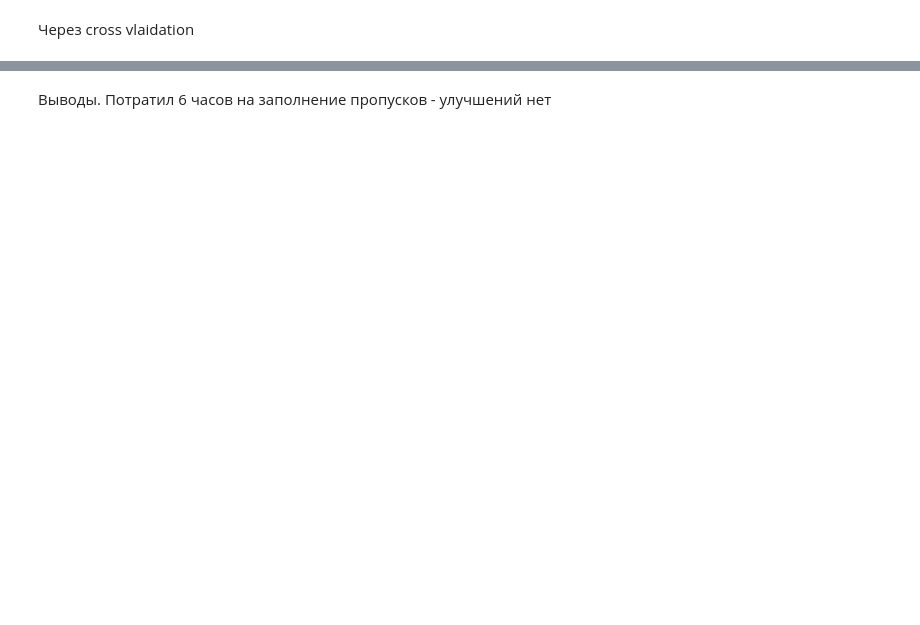
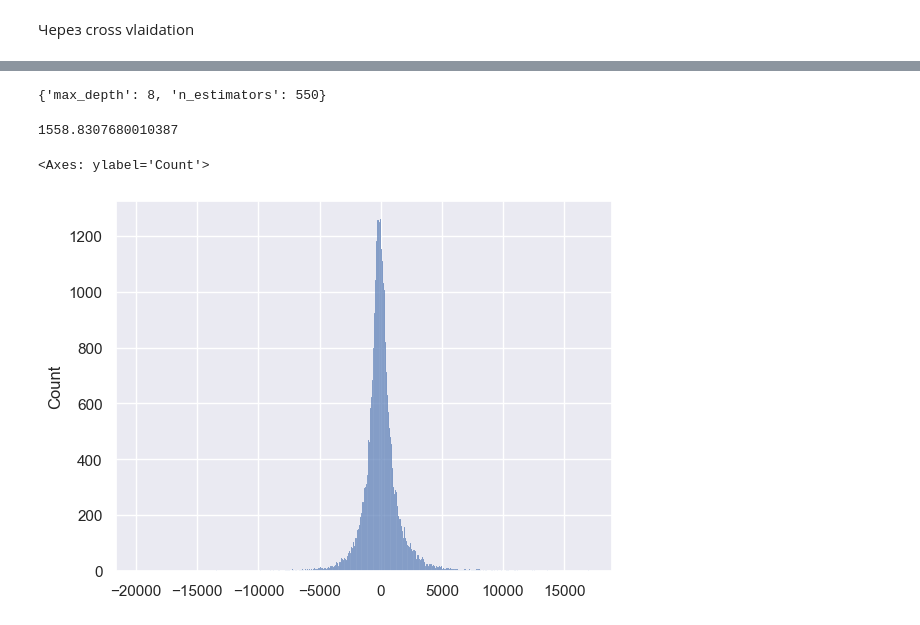
Before and after one commit to Gvozdyara/ml-tariff-classification, a Jupyter notebook: Задача 2 оценка стоимости авто/price.ipynb, the cells around one changed output, grey strips where cells are left out. Drawn from its saved outputs; the diff is of its cells as text; code cells hidden in the pictures; blank space fills up the shorter version.

```diff
--- a/Задача 2 оценка стоимости авто/price.ipynb
+++ b/Задача 2 оценка стоимости авто/price.ipynb
@@ -537,31 +511,0 @@ Fitting 3 folds for each of 288 candidates, totalling 864 fits
-# %%
-
-
-from sklearn.model_selection import GridSearchCV
-
-best_result = {
-    'model': None,
-    'RMSE': 0,
-    'estimators': 0,
-    'depth': 0,
-}
-
-param_grid = {
-    'n_estimators': range(1, 33),
-    'max_depth': range(2, 10),
-}
-
-grid_search = GridSearchCV(RandomForestClassifier(random_state=RANDOM_SEED), param_grid, cv=5, verbose=True)
-grid_search.fit(X_balanced_mod_wo_valid, y_balanced_mod_wo_valid)
-
-for params, mean_score, _ in zip(grid_search.cv_results_['params'], grid_search.cv_results_['mean_test_score'], grid_search.cv_results_['std_test_score']):
-    print(f"Parameters: {params}, Mean accuracy: {mean_score}, Std: {_.round(4)}")
-
-best_result['model'] = grid_search.best_estimator_
-best_result['accuracy'] = grid_search.best_score_
-best_result['estimators'] = grid_search.best_params_['n_estimators']
-best_result['depth'] = grid_search.best_params_['max_depth']
-
-print("Best Model:", best_result['model'])
-print("Best Accuracy:", best_result['accuracy'])
-print("Best Parameters:", best_result['estimators'], "estimators,", best_result['depth'], "depth")
@@ -608,3 +511,0 @@ mn.missingno.matrix(df)
-# %%
-X_train, X_test, y_train, y_test = train_test_split(
-    df.drop(columns="Price"), df.Price, test_size=0.1, random_state=RANDOM_SEED)
@@ -685,2 +512,18 @@ print("The mean squared error (MSE) on test set: {:.4f}".format(mse))
-# %% [markdown]
-Выводы.  Потратил 6 часов на заполнение пропусков - улучшений нет
+# %%
+
+grid_search.best_params_
+# %% [output]
+{'max_depth': 8, 'n_estimators': 550}
+# %%
+root_mean_squared_error(y_test, grid_search.predict(X_test))
+# %% [output]
+1558.8307680010387
+# %%
+diff = np.subtract(np.array(y_test), grid_search.predict(X_test))
+# %%
+diff_sort = np.sort(diff)
+# %%
+sns.histplot(diff_sort)
+# %% [output]
+<Axes: ylabel='Count'>
+[figure, added]
```
Also changed, not shown: parts of 27 cells of this notebook.
